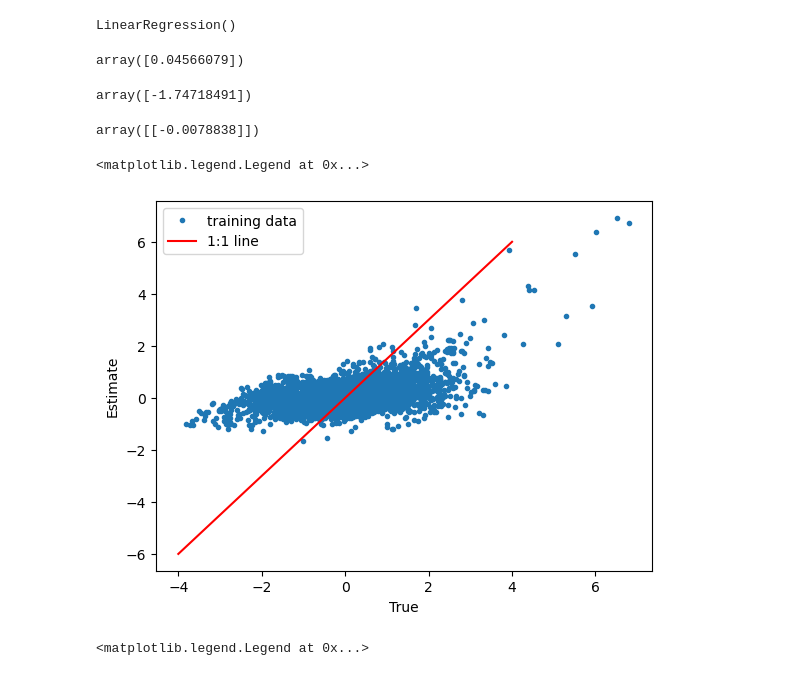
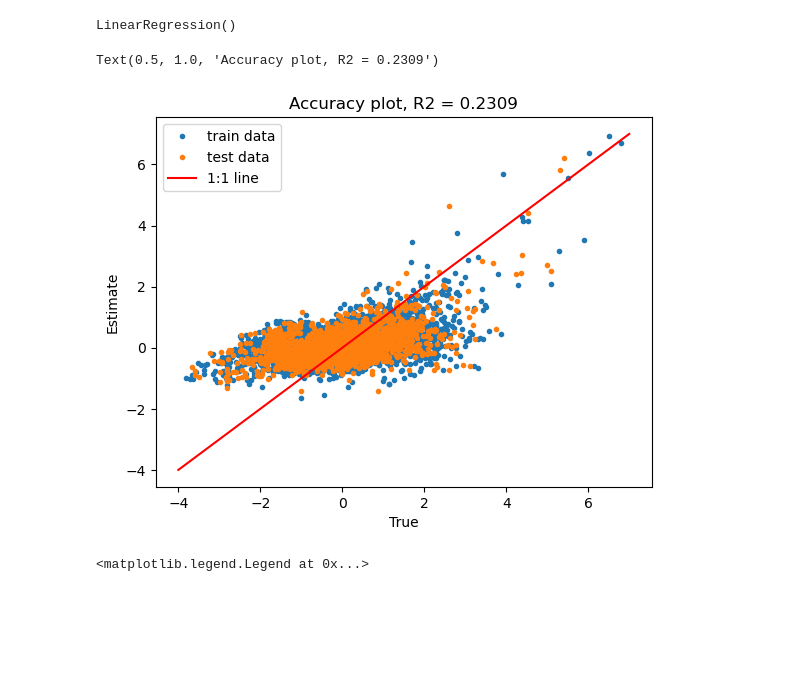
Before and after one commit to whghdrms/Machine-Learning-Competition-2023, a Jupyter notebook: HJ_Exercise_2.ipynb, the cells around one changed output. Cells and saved outputs as stored; diff of their text form; code cells hidden in the pictures; blank space fills up the shorter version.

Commit message:
Linear Regression demo + other MLs

```diff
--- a/HJ_Exercise_2.ipynb
+++ b/HJ_Exercise_2.ipynb
@@ -97,21 +71,9 @@ X_scaled_train.shape
 from sklearn.linear_model import LinearRegression
 # %%
 # instanciation
-LR_rho2N = LinearRegression()
+regressor = LinearRegression()
 # %%
 # Training/fit to data
-LR_rho2N.fit(X_scaled_train, y_scaled_train)
+regressor.fit(X_scaled_train, y_scaled_train)
 # %% [output]
 LinearRegression()
-# %%
-X_scaled_train[500]
-# %% [output]
-array([0.04566079])
-# %%
-y_scaled_train[500]
-# %% [output]
-array([-1.74718491])
-# %%
-LR_rho2N.predict(X_scaled_train[500].reshape(-1,1))
-# %% [output]
-array([[-0.0078838]])
@@ -120,11 +80,17 @@ y_predict = LR_rho2N.predict(X_scaled_train)
+# %%
+# Prediction
+y_scaled_predict_train = regressor.predict(X_scaled_train)
+y_scaled_predict_test  = regressor.predict(X_scaled_test)
 # %%
-plt.plot(y_scaled_train, y_predict, '.', label = 'training data')
-plt.plot([-4,4],[-6,6], '-r', label = '1:1 line')
+plt.plot(y_scaled_train, y_scaled_predict_train, '.', label = 'train data')
+plt.plot(y_scaled_test, y_scaled_predict_test, '.', label = 'test data')
+plt.plot([-4,7],[-4,7], '-r', label = '1:1 line')
 plt.xlabel('True')
 plt.ylabel('Estimate')
 plt.legend()
+plt.title(f"Accuracy plot, R2 = {r2_score(y_scaled_train, y_scaled_predict_train):.4f}")
 # %% [output]
-<matplotlib.legend.Legend at 0x...>
+Text(0.5, 1.0, 'Accuracy plot, R2 = 0.2309')
-[figure, old version]
+[figure, new version]
 # %%
 X_dummy = np.array([-15,3]).reshape(-1,1)
```
Also changed, not shown: parts of 26 cells of this notebook.
